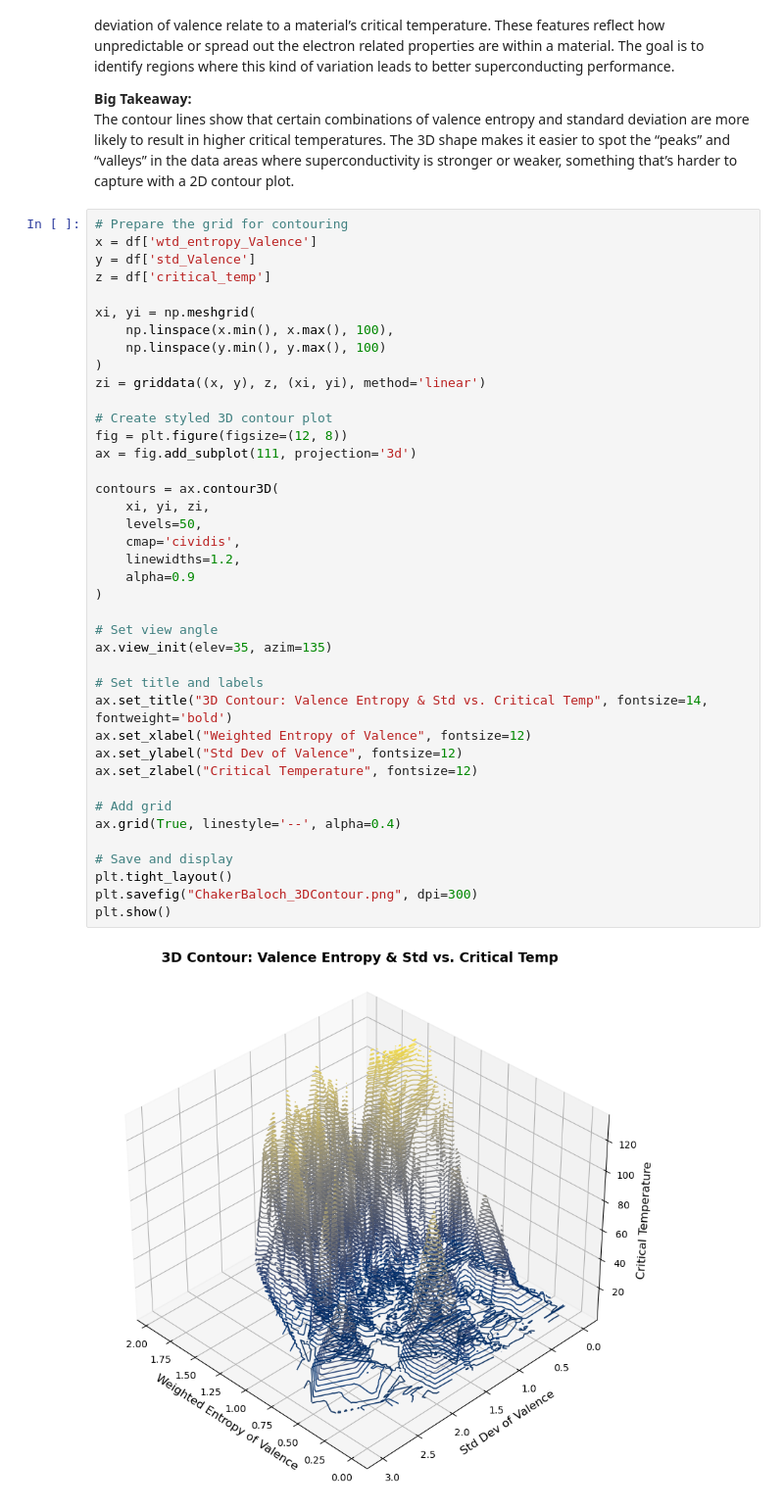
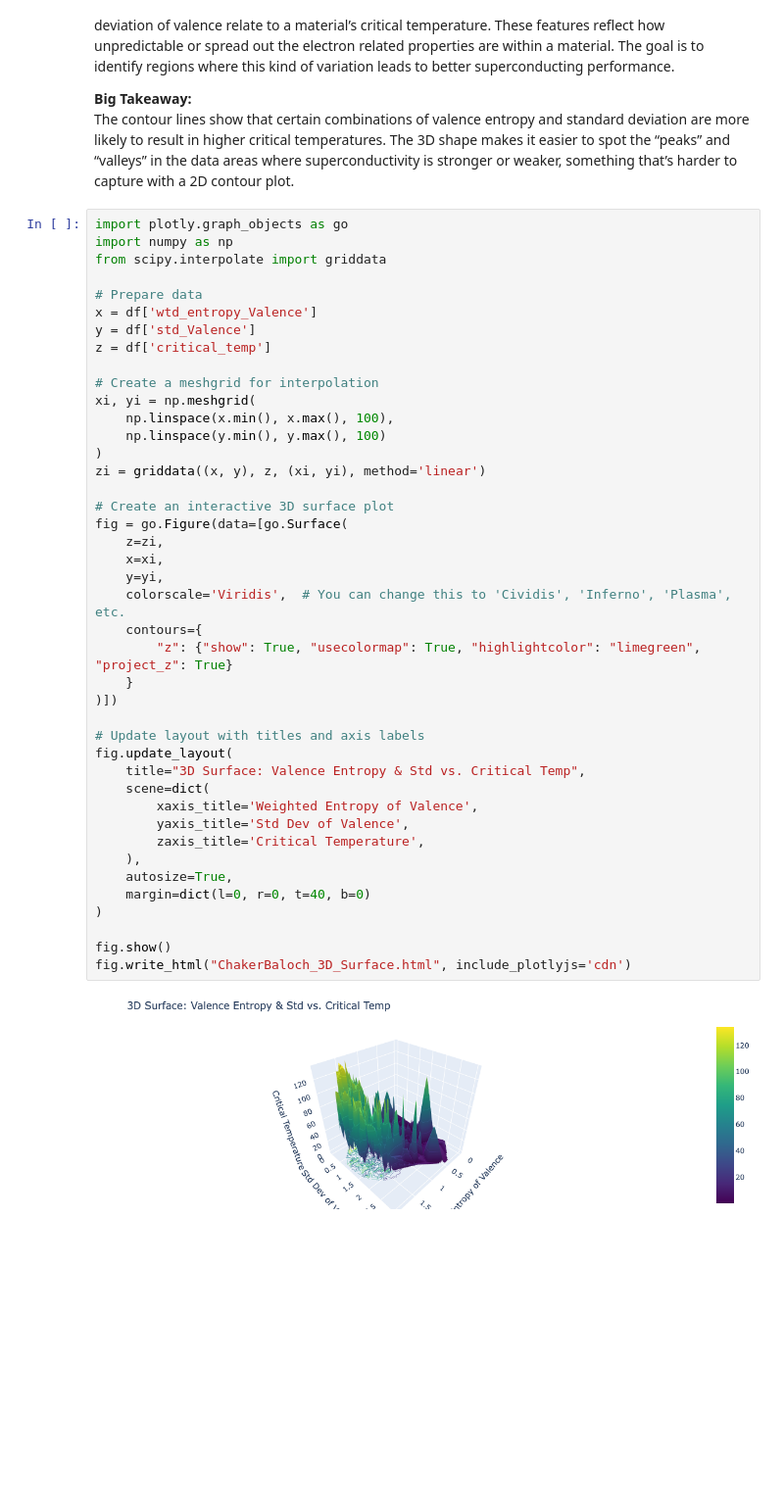
Before and after one commit to ChakerBaloch/IntroJupyter, a Jupyter notebook: Lab03/Lab03_Baloch.ipynb, the cells around one changed output. Shown at 98% size. Drawn from its saved outputs; the diff is of its cells as text; blank space fills up the shorter version.

```diff
--- a/Lab03/Lab03_Baloch.ipynb
+++ b/Lab03/Lab03_Baloch.ipynb
@@ -225,44 +225,46 @@ This 3D contour plot examines how two statistical features, weighted entropy of
 **Big Takeaway:**
 The contour lines show that certain combinations of valence entropy and standard deviation are more likely to result in higher critical temperatures. The 3D shape makes it easier to spot the “peaks” and “valleys” in the data areas where superconductivity is stronger or weaker, something that’s harder to capture with a 2D contour plot.
 # %%
-# Prepare the grid for contouring
+import plotly.graph_objects as go
+import numpy as np
+from scipy.interpolate import griddata
+
+# Prepare data
 x = df['wtd_entropy_Valence']
 y = df['std_Valence']
 z = df['critical_temp']
 
+# Create a meshgrid for interpolation
 xi, yi = np.meshgrid(
     np.linspace(x.min(), x.max(), 100),
     np.linspace(y.min(), y.max(), 100)
 )
 zi = griddata((x, y), z, (xi, yi), method='linear')
 
-# Create styled 3D contour plot
-fig = plt.figure(figsize=(12, 8))
-ax = fig.add_subplot(111, projection='3d')
+# Create an interactive 3D surface plot
+fig = go.Figure(data=[go.Surface(
+    z=zi,
+    x=xi,
+    y=yi,
+    colorscale='Viridis',  # You can change this to 'Cividis', 'Inferno', 'Plasma', etc.
+    contours={
+        "z": {"show": True, "usecolormap": True, "highlightcolor": "limegreen", "project_z": True}
+    }
+)])
 
-contours = ax.contour3D(
-    xi, yi, zi,
-    levels=50,
-    cmap='cividis',
-    linewidths=1.2,
-    alpha=0.9
+# Update layout with titles and axis labels
+fig.update_layout(
+    title="3D Surface: Valence Entropy & Std vs. Critical Temp",
+    scene=dict(
+        xaxis_title='Weighted Entropy of Valence',
+        yaxis_title='Std Dev of Valence',
+        zaxis_title='Critical Temperature',
+    ),
+    autosize=True,
+    margin=dict(l=0, r=0, t=40, b=0)
 )
 
-# Set view angle
-ax.view_init(elev=35, azim=135)
-
-# Set title and labels
-ax.set_title("3D Contour: Valence Entropy & Std vs. Critical Temp", fontsize=14, fontweight='bold')
-ax.set_xlabel("Weighted Entropy of Valence", fontsize=12)
-ax.set_ylabel("Std Dev of Valence", fontsize=12)
-ax.set_zlabel("Critical Temperature", fontsize=12)
-
-# Add grid
-ax.grid(True, linestyle='--', alpha=0.4)
-
-# Save and display
-plt.tight_layout()
-plt.savefig("ChakerBaloch_3DContour.png", dpi=300)
-plt.show()
+fig.show()
+fig.write_html("ChakerBaloch_3D_Surface.html", include_plotlyjs='cdn')
 # %% [output]
-[figure, old version]
+[figure, new version]
```
Also changed, not shown: 28 other files.
